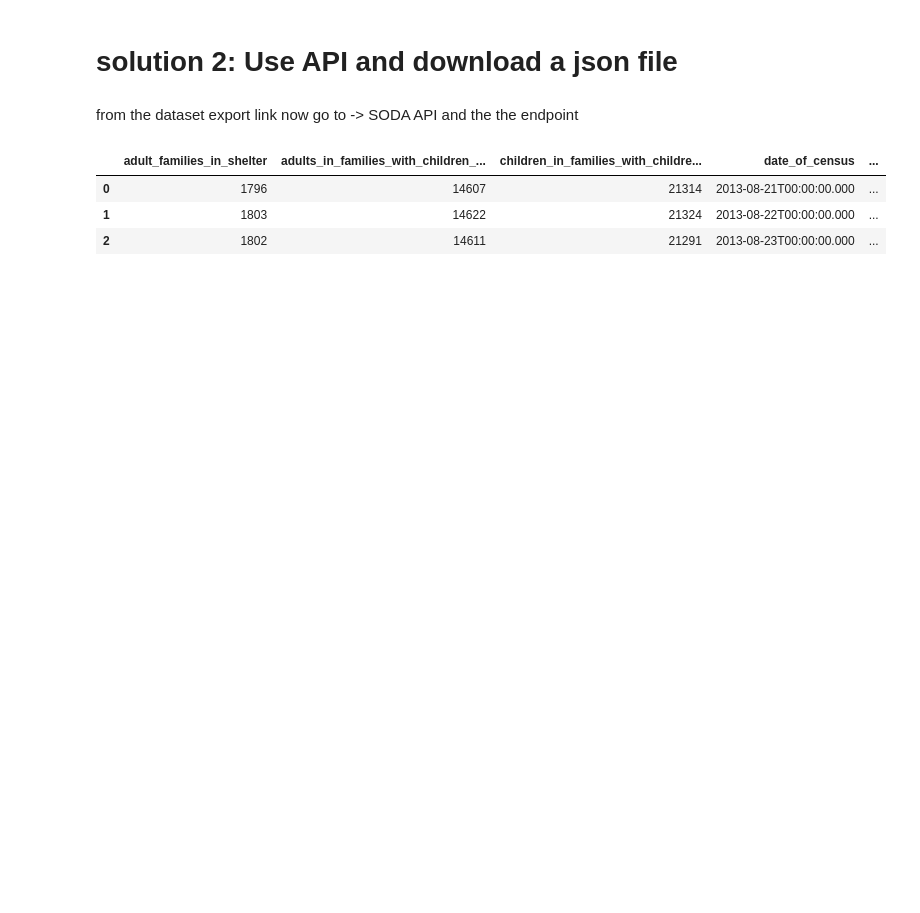
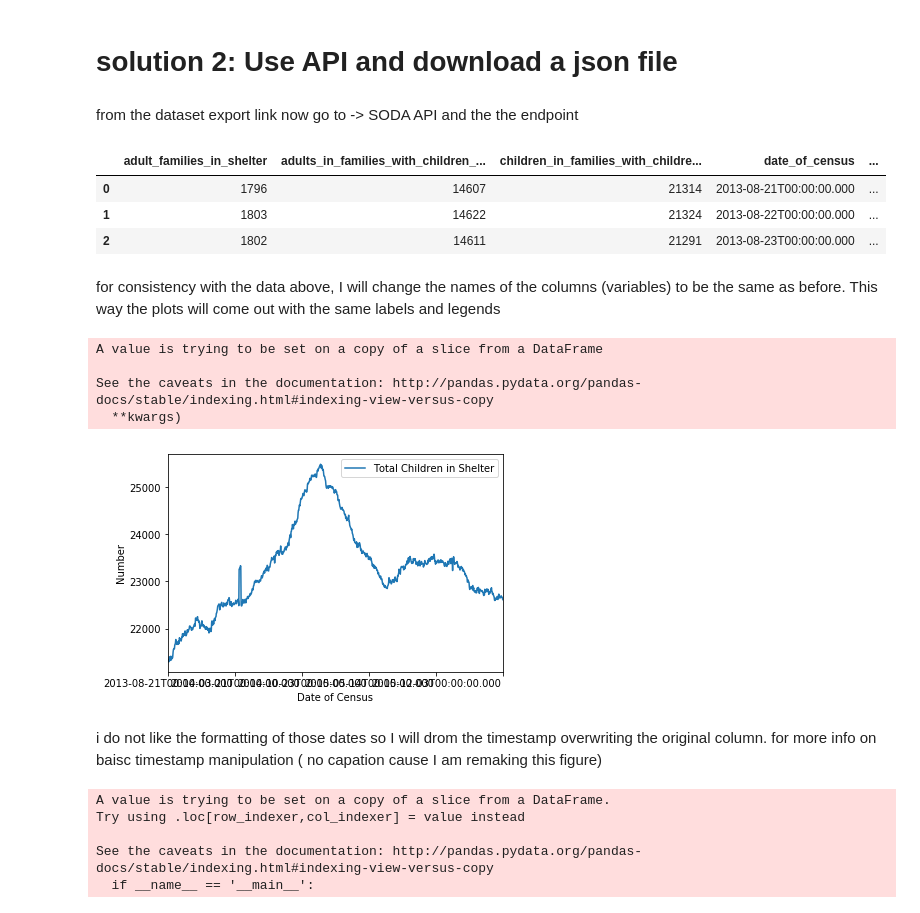
Before and after one commit to fedhere/PUI2018_fb55, a Jupyter notebook: HW3_fb55/Assignment2_example.ipynb, the cells around one changed output. Saved outputs shown, nothing was run; the diff lists cells and outputs as text; code cells hidden in the pictures; blank space fills up the shorter version.

```diff
--- a/HW3_fb55/Assignment2_example.ipynb
+++ b/HW3_fb55/Assignment2_example.ipynb
@@ -176,7 +158,7 @@ from the dataset export link now go to -> SODA API and the the endpoint
 url = "https://data.cityofnewyork.us/resource/wece-v9d7.json"
 # %%
 #use the appropriatepandas function to read in the json file
-df = pd.read_json("https://data.cityofnewyork.us/resource/wece-v9d7.json")
+df = pd.read_json(url)
 # %%
 # print it out
 df.head(3)
@@ -185,3 +167,35 @@ df.head(3)
 | 0 | 1796 | 14607 | 21314 | 2013-08-21T00:00:00.000 | ... |
 | 1 | 1803 | 14622 | 21324 | 2013-08-22T00:00:00.000 | ... |
 | 2 | 1802 | 14611 | 21291 | 2013-08-23T00:00:00.000 | ... |
+# %%
+#now select a date and 2 variables
+dhs_3c = df[['date_of_census', 'total_children_in_shelter', 'adult_families_in_shelter']]
+# %% [markdown]
+for consistency with the data above, I will change the names of the columns (variables) to be the same as before. This way the plots will come out with the same labels and legends
+# %%
+dhs_3c.rename(columns = {'date_of_census':'Date of Census',
+               'total_children_in_shelter':'Total Children in Shelter',
+               'adult_families_in_shelter': 'Adult Families in Shelter'}, inplace=True)
+# %% [output]
+A value is trying to be set on a copy of a slice from a DataFrame
+
+See the caveats in the documentation: http://pandas.pydata.org/pandas-docs/stable/indexing.html#indexing-view-versus-copy
+  **kwargs)
+# %%
+#as a default this plot wont have a y label, but all plots must have axis labels!
+ax = dhs_3c.plot(x='Date of Census', y='Total Children in Shelter');
+ax.set_ylabel("Number");
+# %% [output]
+[figure, added]
+# %% [markdown]
+i do not like the formatting of those dates so I will drom the timestamp overwriting the original column.
+for more info on baisc timestamp manipulation
+( no capation cause I am remaking this figure)
+# %%
+dhs_3c["Date of Census"] = dhs_3c["Date of Census"].apply(lambda x: pd.Timestamp(x))
+# %% [output]
+A value is trying to be set on a copy of a slice from a DataFrame.
+Try using .loc[row_indexer,col_indexer] = value instead
+
+See the caveats in the documentation: http://pandas.pydata.org/pandas-docs/stable/indexing.html#indexing-view-versus-copy
+  if __name__ == '__main__':
```
Also changed, not shown: parts of 14 cells of this notebook.
